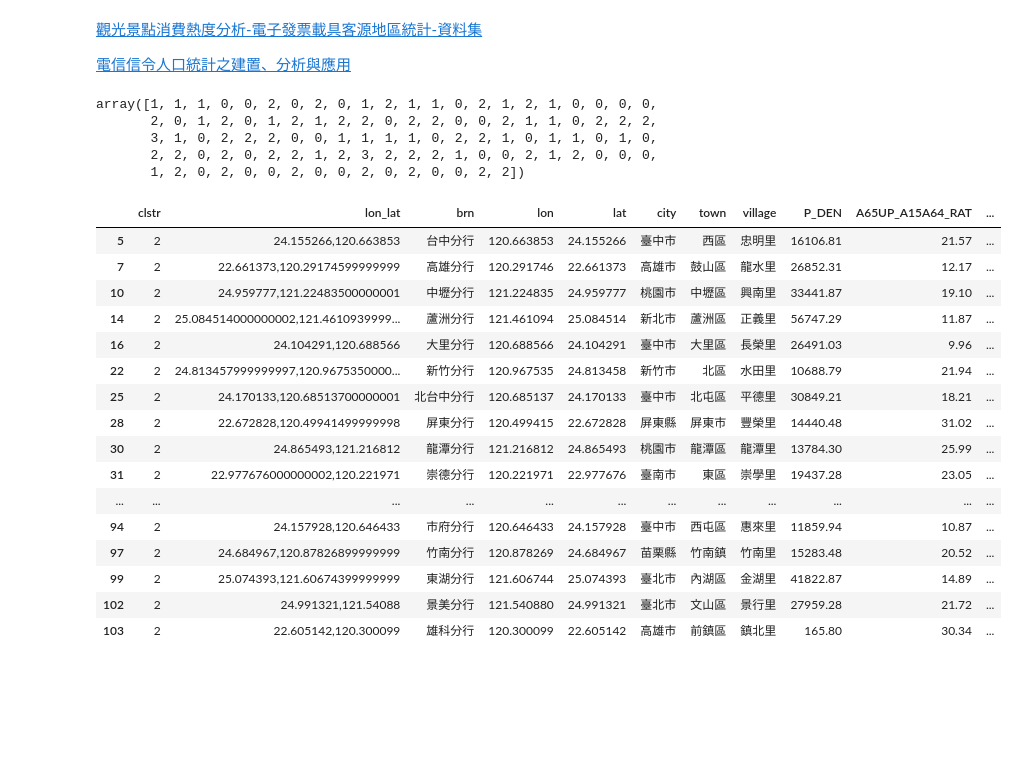
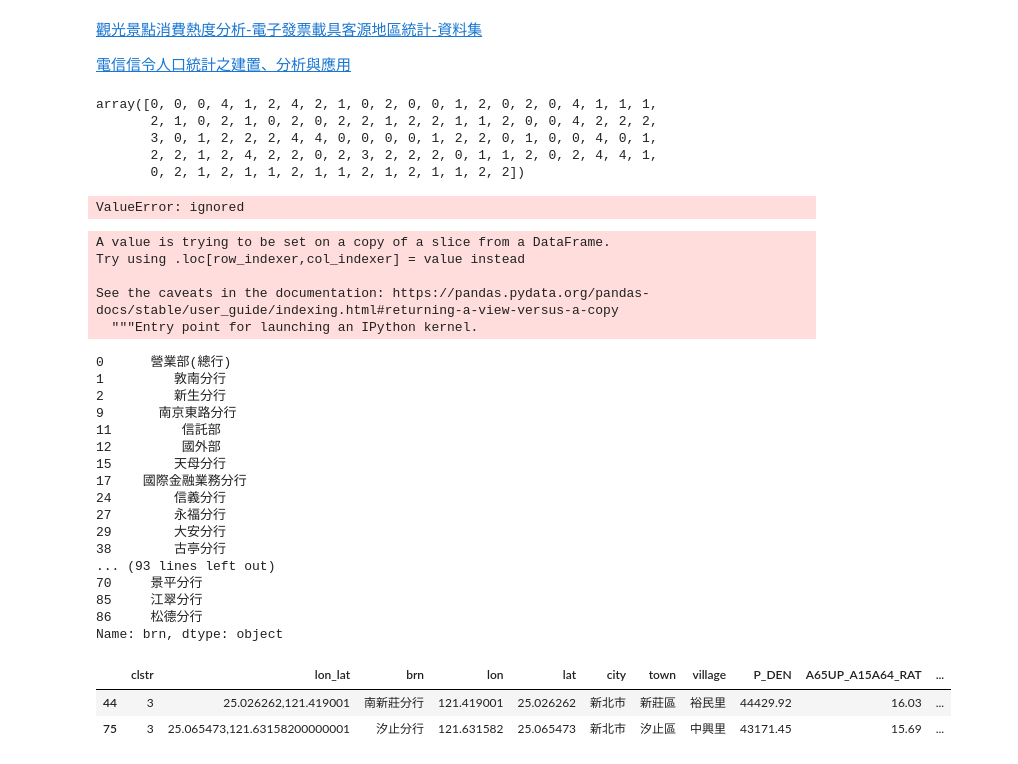
Before and after one commit to alexlautw9527/for_notebook, a Jupyter notebook: 政府地理資訊整理.ipynb, the cells around one changed output. Drawn from its saved outputs; the diff is of its cells as text; code cells hidden in the pictures; blank space fills up the shorter version.

```diff
--- a/政府地理資訊整理.ipynb
+++ b/政府地理資訊整理.ipynb
@@ -282,32 +291,50 @@ from sklearn.cluster import AgglomerativeClustering
 # %%
-clustering = AgglomerativeClustering(n_clusters=4).fit(clstr_arr)
+clustering = KMeans(n_clusters=4, max_iter=5000).fit(clstr_arr)
+clustering = AgglomerativeClustering(n_clusters=5).fit(clstr_arr)
 # %%
 clustering.labels_
 # %% [output]
-array([1, 1, 1, 0, 0, 2, 0, 2, 0, 1, 2, 1, 1, 0, 2, 1, 2, 1, 0, 0, 0, 0,
-       2, 0, 1, 2, 0, 1, 2, 1, 2, 2, 0, 2, 2, 0, 0, 2, 1, 1, 0, 2, 2, 2,
-       3, 1, 0, 2, 2, 2, 0, 0, 1, 1, 1, 1, 0, 2, 2, 1, 0, 1, 1, 0, 1, 0,
-       2, 2, 0, 2, 0, 2, 2, 1, 2, 3, 2, 2, 2, 1, 0, 0, 2, 1, 2, 0, 0, 0,
-       1, 2, 0, 2, 0, 0, 2, 0, 0, 2, 0, 2, 0, 0, 2, 2])
+array([0, 0, 0, 4, 1, 2, 4, 2, 1, 0, 2, 0, 0, 1, 2, 0, 2, 0, 4, 1, 1, 1,
+       2, 1, 0, 2, 1, 0, 2, 0, 2, 2, 1, 2, 2, 1, 1, 2, 0, 0, 4, 2, 2, 2,
+       3, 0, 1, 2, 2, 2, 4, 4, 0, 0, 0, 0, 1, 2, 2, 0, 1, 0, 0, 4, 0, 1,
+       2, 2, 1, 2, 4, 2, 2, 0, 2, 3, 2, 2, 2, 0, 1, 1, 2, 0, 2, 4, 4, 1,
+       0, 2, 1, 2, 1, 1, 2, 1, 1, 2, 1, 2, 1, 1, 2, 2])
 # %%
 fnl_df.insert(0,'clstr', clustering.labels_)
+# %% [output]
+ValueError: ignored
+# %%
+fnl_df['clstr']=clustering.labels_
+# %% [output]
+A value is trying to be set on a copy of a slice from a DataFrame.
+Try using .loc[row_indexer,col_indexer] = value instead
+
+See the caveats in the documentation: https://pandas.pydata.org/pandas-docs/stable/user_guide/indexing.html#returning-a-view-versus-a-copy
+  """Entry point for launching an IPython kernel.
+# %%
+for i in [0,1,2,3,4]:
+  print(fnl_df[fnl_df['clstr']==i]['brn'])
+# %% [output]
+0      營業部(總行)
+1         敦南分行
+2         新生分行
+9       南京東路分行
+11         信託部
+12         國外部
+15        天母分行
+17    國際金融業務分行
+24        信義分行
+27        永福分行
+29        大安分行
+38        古亭分行
+... (93 lines left out)
+70     景平分行
+85     江翠分行
+86     松德分行
+Name: brn, dtype: object
 # %%
-fnl_df[fnl_df['clstr']==2]
+fnl_df[fnl_df['clstr']==3]
 # %% [output]
 |  | clstr | lon_lat | brn | lon | lat | city | town | village | P_DEN | A65UP_A15A64_RAT | ... |
-| 5 | 2 | 24.155266,120.663853 | 台中分行 | 120.663853 | 24.155266 | 臺中市 | 西區 | 忠明里 | 16106.81 | 21.57 | ... |
-| 7 | 2 | 22.661373,120.29174599999999 | 高雄分行 | 120.291746 | 22.661373 | 高雄市 | 鼓山區 | 龍水里 | 26852.31 | 12.17 | ... |
-| 10 | 2 | 24.959777,121.22483500000001 | 中壢分行 | 121.224835 | 24.959777 | 桃園市 | 中壢區 | 興南里 | 33441.87 | 19.10 | ... |
-| 14 | 2 | 25.084514000000002,121.4610939999... | 蘆洲分行 | 121.461094 | 25.084514 | 新北市 | 蘆洲區 | 正義里 | 56747.29 | 11.87 | ... |
-| 16 | 2 | 24.104291,120.688566 | 大里分行 | 120.688566 | 24.104291 | 臺中市 | 大里區 | 長榮里 | 26491.03 | 9.96 | ... |
-| 22 | 2 | 24.813457999999997,120.9675350000... | 新竹分行 | 120.967535 | 24.813458 | 新竹市 | 北區 | 水田里 | 10688.79 | 21.94 | ... |
-| 25 | 2 | 24.170133,120.68513700000001 | 北台中分行 | 120.685137 | 24.170133 | 臺中市 | 北屯區 | 平德里 | 30849.21 | 18.21 | ... |
-| 28 | 2 | 22.672828,120.49941499999998 | 屏東分行 | 120.499415 | 22.672828 | 屏東縣 | 屏東市 | 豐榮里 | 14440.48 | 31.02 | ... |
-| 30 | 2 | 24.865493,121.216812 | 龍潭分行 | 121.216812 | 24.865493 | 桃園市 | 龍潭區 | 龍潭里 | 13784.30 | 25.99 | ... |
-| 31 | 2 | 22.977676000000002,120.221971 | 崇德分行 | 120.221971 | 22.977676 | 臺南市 | 東區 | 崇學里 | 19437.28 | 23.05 | ... |
-| ... | ... | ... | ... | ... | ... | ... | ... | ... | ... | ... | ... |
-| 94 | 2 | 24.157928,120.646433 | 市府分行 | 120.646433 | 24.157928 | 臺中市 | 西屯區 | 惠來里 | 11859.94 | 10.87 | ... |
-| 97 | 2 | 24.684967,120.87826899999999 | 竹南分行 | 120.878269 | 24.684967 | 苗栗縣 | 竹南鎮 | 竹南里 | 15283.48 | 20.52 | ... |
-| 99 | 2 | 25.074393,121.60674399999999 | 東湖分行 | 121.606744 | 25.074393 | 臺北市 | 內湖區 | 金湖里 | 41822.87 | 14.89 | ... |
-| 102 | 2 | 24.991321,121.54088 | 景美分行 | 121.540880 | 24.991321 | 臺北市 | 文山區 | 景行里 | 27959.28 | 21.72 | ... |
-| 103 | 2 | 22.605142,120.300099 | 雄科分行 | 120.300099 | 22.605142 | 高雄市 | 前鎮區 | 鎮北里 | 165.80 | 30.34 | ... |
+| 44 | 3 | 25.026262,121.419001 | 南新莊分行 | 121.419001 | 25.026262 | 新北市 | 新莊區 | 裕民里 | 44429.92 | 16.03 | ... |
+| 75 | 3 | 25.065473,121.63158200000001 | 汐止分行 | 121.631582 | 25.065473 | 新北市 | 汐止區 | 中興里 | 43171.45 | 15.69 | ... |
```
Also changed, not shown: parts of 7 cells of this notebook.
